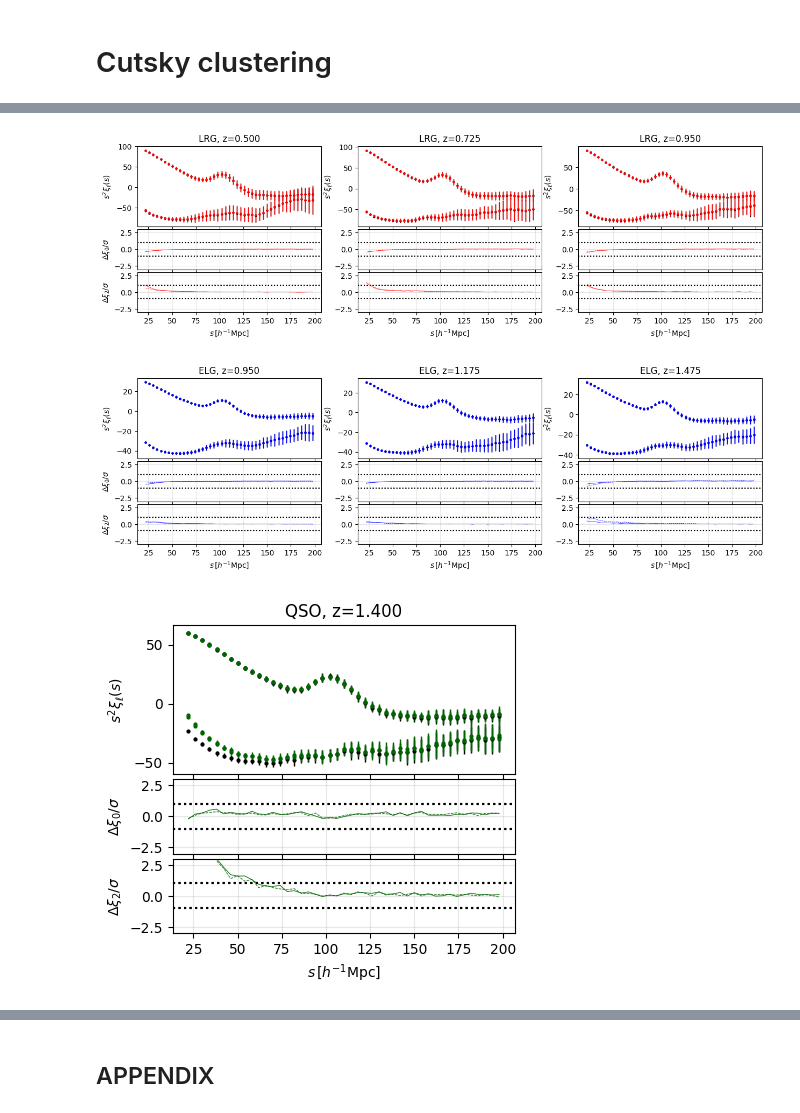
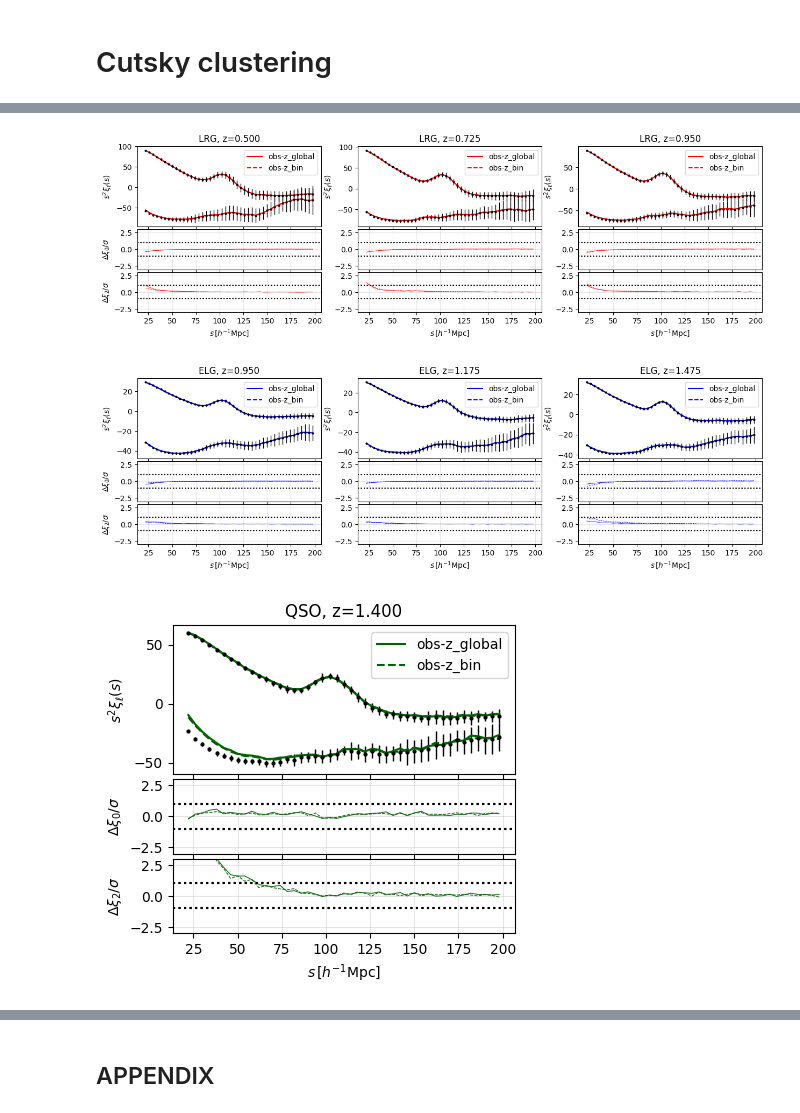
Before and after one commit to ShengyuHE/desi_y3_redshift_errors, a Jupyter notebook: main/clustering/notebooks/plot_2pt_task1.ipynb, the cells around one changed output, grey strips where cells are left out. Saved outputs shown, nothing was run; the diff lists cells and outputs as text; code cells hidden in the pictures.

```diff
--- a/main/clustering/notebooks/plot_2pt_task1.ipynb
+++ b/main/clustering/notebooks/plot_2pt_task1.ipynb
@@ -20,13 +20,12 @@ from pypower import CatalogFFTPower, PowerSpectrumMultipoles, setup_logging
 from pycorr import project_to_multipoles, project_to_wp, TwoPointCorrelationFunction, setup_logging
 setup_logging(level='warning')
 
-sys.path.append('/global/homes/s/shengyu/desi_y3_redshift_errors/main/')
+sys.path.append('../../')
 from helper import REDSHIFT_BIN_OVERALL, REDSHIFT_BIN_LSS, REDSHIFT_ABACUSHF_v1, NRAN, TRACER_CUTSKY_INFO
 from helper import GET_REPEATS_DV, GET_CTHR, GET_REPEATS_NUMBER
 from cat_tools import read_positions_weights
 from fitting_tools import load_bins
 from plotting_tools import COLOR_OVERALL
-
 %load_ext autoreload
 %autoreload 2
 %matplotlib inline
@@ -34,7 +33,7 @@ from plotting_tools import COLOR_OVERALL
 
 BASE_DIR = '/pscratch/sd/s/shengyu/galaxies/catalogs/Y3/AbacusHF-v1'
 REPEAT_DIR = '/pscratch/sd/s/shengyu/repeats/DA2/loa-v1'
-RESULT_DIR = '/global/homes/s/shengyu/desi_y3_redshift_errors/main/clustering/results'
+RESULT_DIR = '../results'
 
 def zfmt(x):
     return f"{x:.3f}".replace(".", "p")
@@ -209,10 +249,11 @@ for tracer in tracers:
                         ax.set_xlabel(r"$k\,[\mathrm{Mpc} ^{-1}h]$")
                         if indz == 0:
                             ax.set_ylabel(r"$\Delta P_2/\sigma$")
-                    err = np.sqrt(pk_ell_std**2+clean_std[ell]**2)
+                    # err = np.sqrt(pk_ell_std**2+clean_std[ell]**2)
+                    err = clean_std[ell]
                     ax.plot(k, (pk_ell_mean-clean_mean[ell])/err, lw=1, color=colors[inde], label=f'fid ξ{ell}' if indz == 0 else None)
                     for value in [-1,1]:
                         ax.axhline(y=value, ls = ':', color='black')
-                    # ax.set_ylim([-10,10])
+                    ax.set_ylim([-40 if tracer == 'QSO' else -5,3])
                     ax.grid(alpha=0.3)
 # %% [output]
@@ -242,8 +283,10 @@ for tracer in tracers:
         lss = ['-', '-', '--']
         for inde, zerr in enumerate([False, 'global', 'bin']):
             fn = RESULT_DIR+ f'/{corr}poles_{domain}_{tracer}_z{zsnap:.3f}_DR2_v1.0_r{rmin}-{rmax}.csv'
+            label = None
             if zerr is not False:
                 fn = RESULT_DIR+ f'/{corr}poles_{domain}_{tracer}_z{zsnap:.3f}_DR2_v1.0_r{rmin}-{rmax}_zobs{z1:.1f}-{z2:.1f}_{zerr}.csv'
+                label = f'obs-z_{zerr}'
             # --- load fiducial stats ---
             tab_fid = Table.read(fn, format='ascii.csv')
             r        = np.array(tab_fid['r'])
@@ -262,10 +305,13 @@ for tracer in tracers:
                 ax = plt.subplot(gs[indz])
                 # ax.errorbar(r, r**2 * xi_ell_mean, yerr=r**2 * xi_ell_std,
                             # fmt='o', markersize=2, lw=1, color=colors[inde], label=f'fid ξ{ell}' if indz == 0 else None)
-                ax.errorbar(r, r**2 * xi_ell_mean, yerr=r**2 * xi_ell_std,
-                            fmt='o', markersize=2, lw=1, color=colors[inde], label=f'fid ξ{ell}' if indz == 0 else None)
+                if zerr == False:
+                    ax.errorbar(r, r**2 * xi_ell_mean, yerr=r**2 * xi_ell_std, fmt='o', markersize=2, lw=1, color=colors[inde])
+                else:
+                    ax.plot(r, r**2* xi_ell_mean, color=colors[inde], ls=lss[inde], label = label if ell == 0 else None)
                 if inde == 0:
                     ax.set_ylabel(r"$s^2\xi_\ell(s)$")
+                ax.legend(loc=1)
                 ax.set_title(f"{tracer}, z={zsnap:.3f}")
                 # plot the residual plots
                 if zerr is not False:
@@ -279,8 +325,7 @@ for tracer in tracers:
                         if indz == 0:
                             ax.set_ylabel(r"$\Delta\xi_2/\sigma$")
                     err = np.sqrt(xi_ell_std**2 + clean_std[ell]**2)
-                    ax.plot(r, (xi_ell_mean - clean_mean[ell])/err,
-                            ls=lss[inde], lw=0.5, color=colors[inde])
+                    ax.plot(r, (xi_ell_mean - clean_mean[ell])/err,  ls=lss[inde], lw=0.6, color=colors[inde])
                     for value in [-1,1]:
                         ax.axhline(y=value, ls = ':', color='black')
                     ax.set_ylim([-3,3])
@@ -289,3 +348,3 @@ for tracer in tracers:
-[figure, old version]
+[figure, new version]
-[figure, old version]
+[figure, new version]
-[figure, old version]
+[figure, new version]
```
Also changed, not shown: parts of 9 cells of this notebook, 48 other files.
